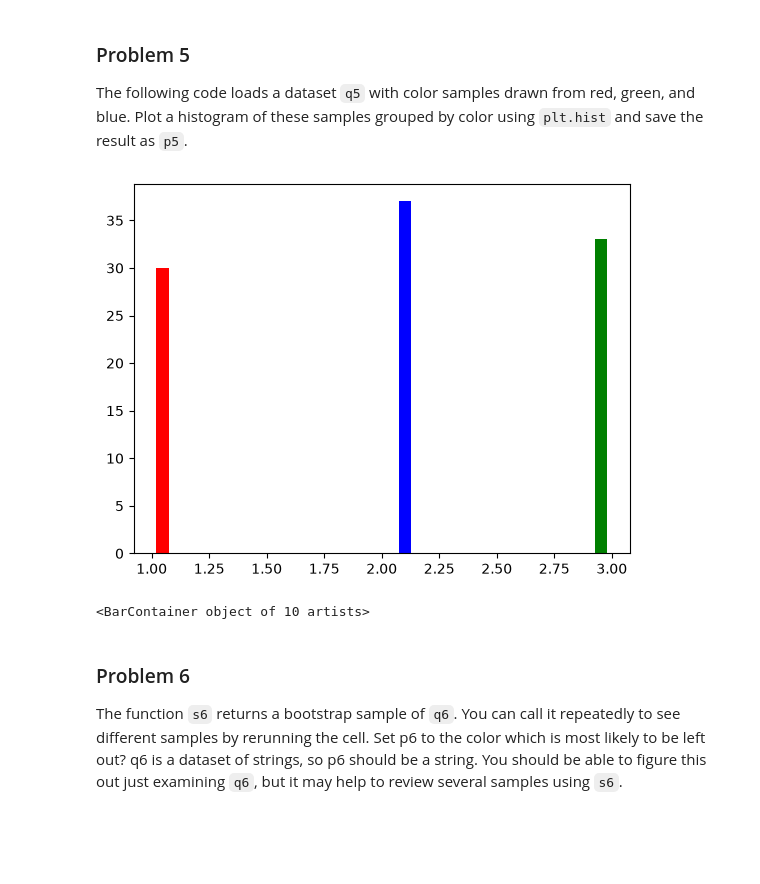
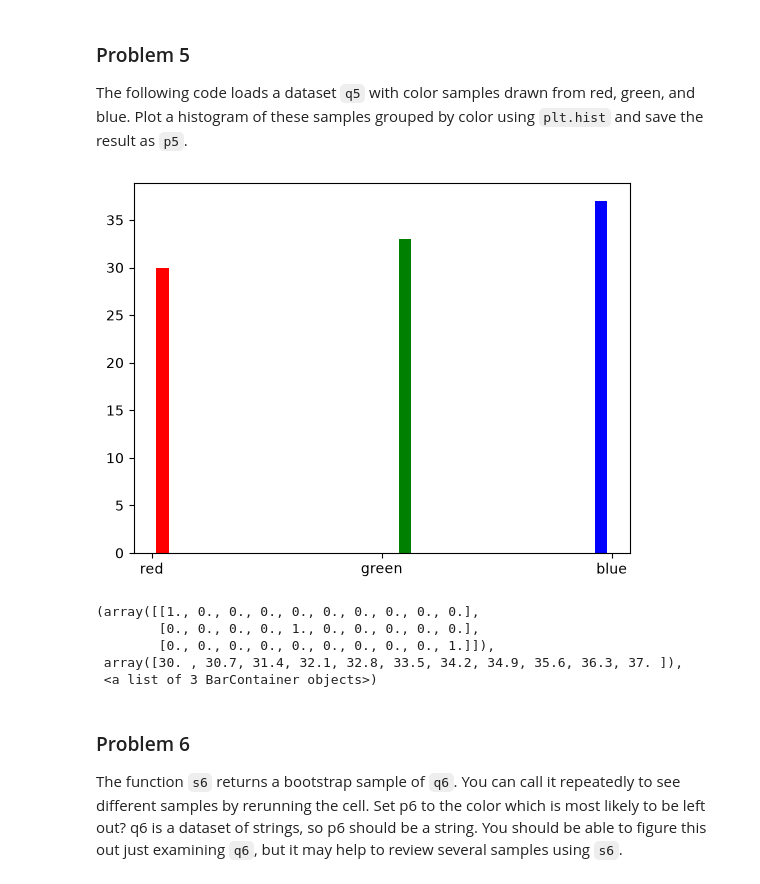
Before and after one commit to glotzky/dx601-homework-02, a Jupyter notebook: homework.ipynb, the cells around one changed output. Cells and saved outputs as stored; diff of their text form; code cells hidden in the pictures; blank space fills up the shorter version.

Commit message:
Each graph plotted on its color

```diff
--- a/homework.ipynb
+++ b/homework.ipynb
@@ -130,22 +130,20 @@ The following code loads a dataset `q5` with color samples drawn from red, green
 Plot a histogram of these samples grouped by color using `plt.hist` and save the result as `p5`.
 # %%
 q5 = ['red', 'green', 'green', 'blue', 'blue', 'red', 'blue', 'blue', 'red', 'blue', 'red', 'blue', 'red', 'blue', 'red', 'green', 'blue', 'red', 'red', 'green', 'green', 'green', 'green', 'green', 'blue', 'green', 'blue', 'green', 'red', 'blue', 'blue', 'blue', 'green', 'blue', 'red', 'blue', 'green', 'red', 'blue', 'red', 'blue', 'blue', 'green', 'red', 'red', 'green', 'green', 'green', 'red', 'red', 'blue', 'blue', 'red', 'red', 'green', 'green', 'blue', 'blue', 'green', 'green', 'green', 'blue', 'blue', 'green', 'blue', 'red', 'green', 'green', 'green', 'red', 'red', 'blue', 'green', 'blue', 'green', 'blue', 'red', 'blue', 'green', 'green', 'red', 'red', 'blue', 'blue', 'blue', 'red', 'red', 'red', 'blue', 'green', 'green', 'red', 'green', 'red', 'blue', 'blue', 'blue', 'blue', 'green', 'red']
-# %%
-red = [1 for x in q5 if x == 'red']
-blue = [2 for x in q5 if x == 'blue']
-green = [3 for x in q5 if x == 'green']
-
-n, bins, patches = plt.hist(
-    [red, blue, green],
-    color=['red', 'blue', 'green'],
-    label=['red', 'blue', 'green']
-)
-# %% [output]
-[figure, removed]
+# %%
+colors = list(set(q5))
+data = [[color for color in q5 if color == c] for c in colors]
+p5 = plt.hist(data, color=colors)
+# %% [output]
+[figure, added]
 # %%
 p5
 # %% [output]
-<BarContainer object of 10 artists>
+(array([[1., 0., 0., 0., 0., 0., 0., 0., 0., 0.],
+        [0., 0., 0., 0., 1., 0., 0., 0., 0., 0.],
+        [0., 0., 0., 0., 0., 0., 0., 0., 0., 1.]]),
+ array([30. , 30.7, 31.4, 32.1, 32.8, 33.5, 34.2, 34.9, 35.6, 36.3, 37. ]),
+ <a list of 3 BarContainer objects>)
 # %% [markdown]
 ### Problem 6
 
```
